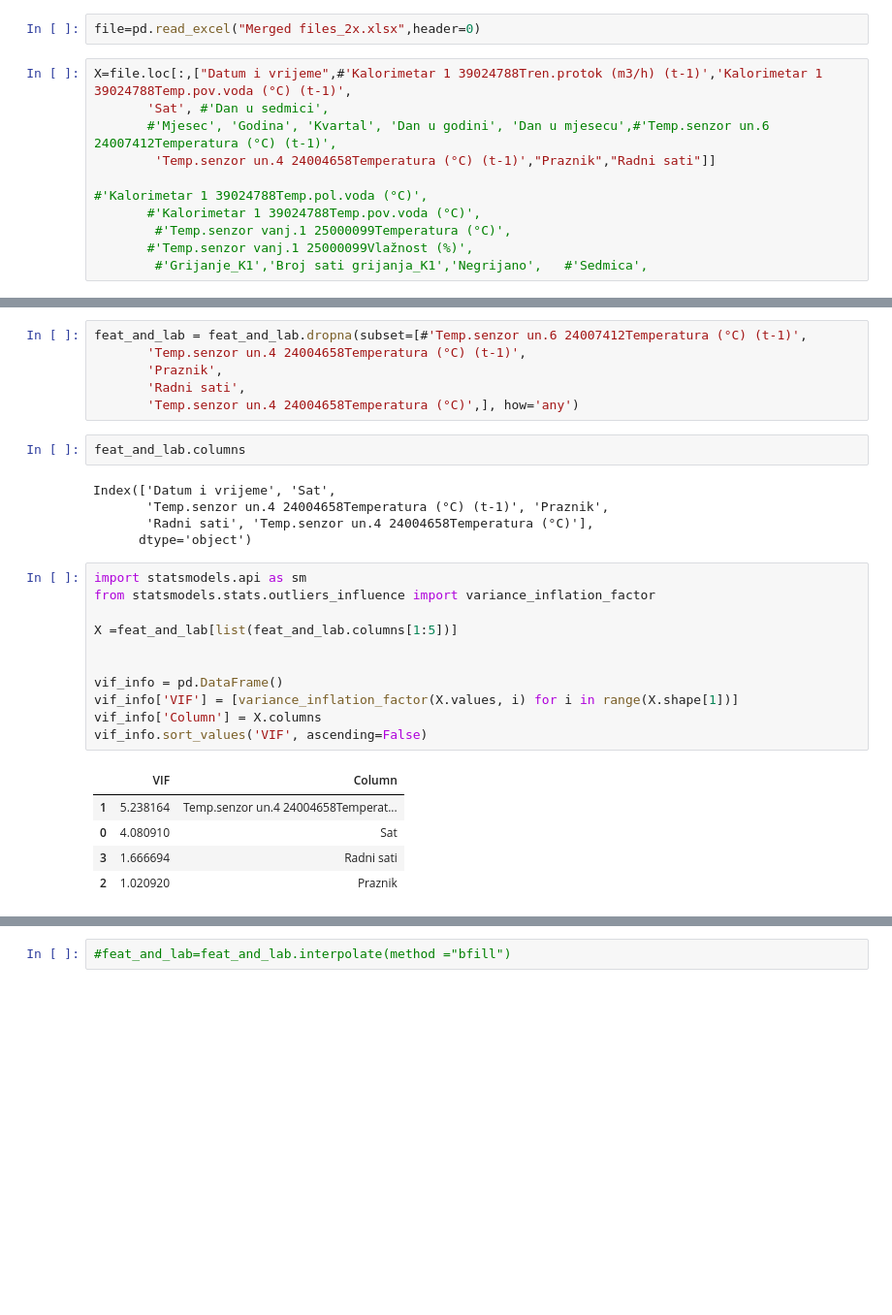
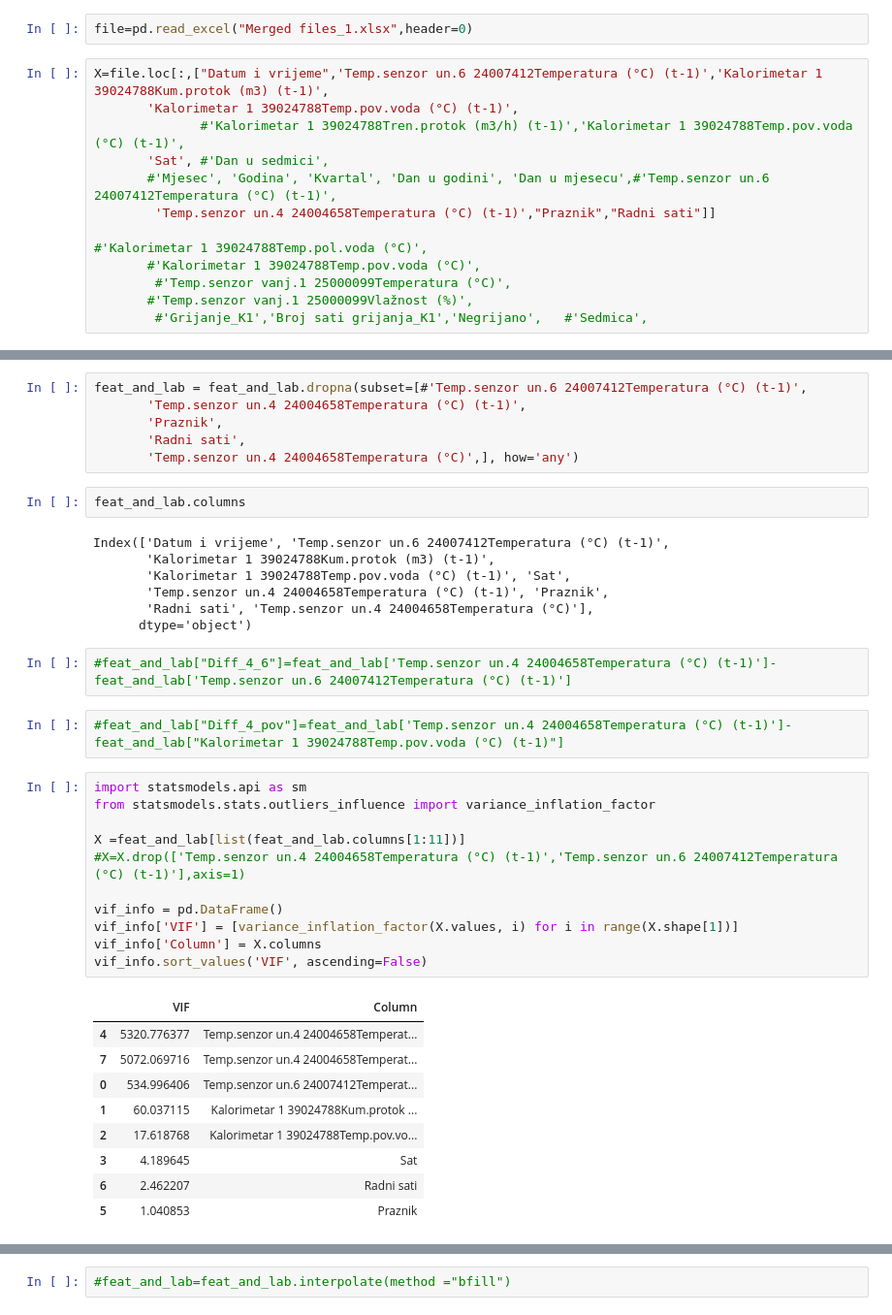
Before and after one commit to ehlimana/EMS, a Jupyter notebook: Models.ipynb, the cells around one changed output, grey strips where cells are left out. Shown: that part at 97% size. Saved outputs shown, nothing was run; the diff lists cells and outputs as text; blank space fills up the shorter version.

```diff
--- a/Models.ipynb
+++ b/Models.ipynb
@@ -8,9 +8,11 @@ import seaborn as sns
 from sklearn.metrics import mean_absolute_error, mean_squared_error
 import math
 # %%
-file=pd.read_excel("Merged files_2x.xlsx",header=0)
+file=pd.read_excel("Merged files_1.xlsx",header=0)
 # %%
-X=file.loc[:,["Datum i vrijeme",#'Kalorimetar 1 39024788Tren.protok (m3/h) (t-1)','Kalorimetar 1 39024788Temp.pov.voda (°C) (t-1)',
+X=file.loc[:,["Datum i vrijeme",'Temp.senzor un.6 24007412Temperatura (°C) (t-1)','Kalorimetar 1 39024788Kum.protok (m3) (t-1)',
+       'Kalorimetar 1 39024788Temp.pov.voda (°C) (t-1)',
+              #'Kalorimetar 1 39024788Tren.protok (m3/h) (t-1)','Kalorimetar 1 39024788Temp.pov.voda (°C) (t-1)',
        'Sat', #'Dan u sedmici',
        #'Mjesec', 'Godina', 'Kvartal', 'Dan u godini', 'Dan u mjesecu',#'Temp.senzor un.6 24007412Temperatura (°C) (t-1)',
         'Temp.senzor un.4 24004658Temperatura (°C) (t-1)',"Praznik","Radni sati"]]
@@ -58,24 +67,34 @@ feat_and_lab = feat_and_lab.dropna(subset=[#'Temp.senzor un.6 24007412Temperatur
 # %%
 feat_and_lab.columns
 # %% [output]
-Index(['Datum i vrijeme', 'Sat',
+Index(['Datum i vrijeme', 'Temp.senzor un.6 24007412Temperatura (°C) (t-1)',
+       'Kalorimetar 1 39024788Kum.protok (m3) (t-1)',
+       'Kalorimetar 1 39024788Temp.pov.voda (°C) (t-1)', 'Sat',
        'Temp.senzor un.4 24004658Temperatura (°C) (t-1)', 'Praznik',
        'Radni sati', 'Temp.senzor un.4 24004658Temperatura (°C)'],
       dtype='object')
+# %%
+#feat_and_lab["Diff_4_6"]=feat_and_lab['Temp.senzor un.4 24004658Temperatura (°C) (t-1)']-feat_and_lab['Temp.senzor un.6 24007412Temperatura (°C) (t-1)']
+# %%
+#feat_and_lab["Diff_4_pov"]=feat_and_lab['Temp.senzor un.4 24004658Temperatura (°C) (t-1)']-feat_and_lab["Kalorimetar 1 39024788Temp.pov.voda (°C) (t-1)"]
 # %%
 import statsmodels.api as sm
 from statsmodels.stats.outliers_influence import variance_inflation_factor
 
-X =feat_and_lab[list(feat_and_lab.columns[1:5])]
-
+X =feat_and_lab[list(feat_and_lab.columns[1:11])]
+#X=X.drop(['Temp.senzor un.4 24004658Temperatura (°C) (t-1)','Temp.senzor un.6 24007412Temperatura (°C) (t-1)'],axis=1)
 
 vif_info = pd.DataFrame()
 vif_info['VIF'] = [variance_inflation_factor(X.values, i) for i in range(X.shape[1])]
 vif_info['Column'] = X.columns
 vif_info.sort_values('VIF', ascending=False)
 # %% [output]
 |  | VIF | Column |
-| 1 | 5.238164 | Temp.senzor un.4 24004658Temperat... |
-| 0 | 4.080910 | Sat |
-| 3 | 1.666694 | Radni sati |
-| 2 | 1.020920 | Praznik |
+| 4 | 5320.776377 | Temp.senzor un.4 24004658Temperat... |
+| 7 | 5072.069716 | Temp.senzor un.4 24004658Temperat... |
+| 0 | 534.996406 | Temp.senzor un.6 24007412Temperat... |
+| 1 | 60.037115 | Kalorimetar 1 39024788Kum.protok ... |
+| 2 | 17.618768 | Kalorimetar 1 39024788Temp.pov.vo... |
+| 3 | 4.189645 | Sat |
+| 6 | 2.462207 | Radni sati |
+| 5 | 1.040853 | Praznik |
```
Also changed, not shown: parts of 48 cells of this notebook, 2 other files.
